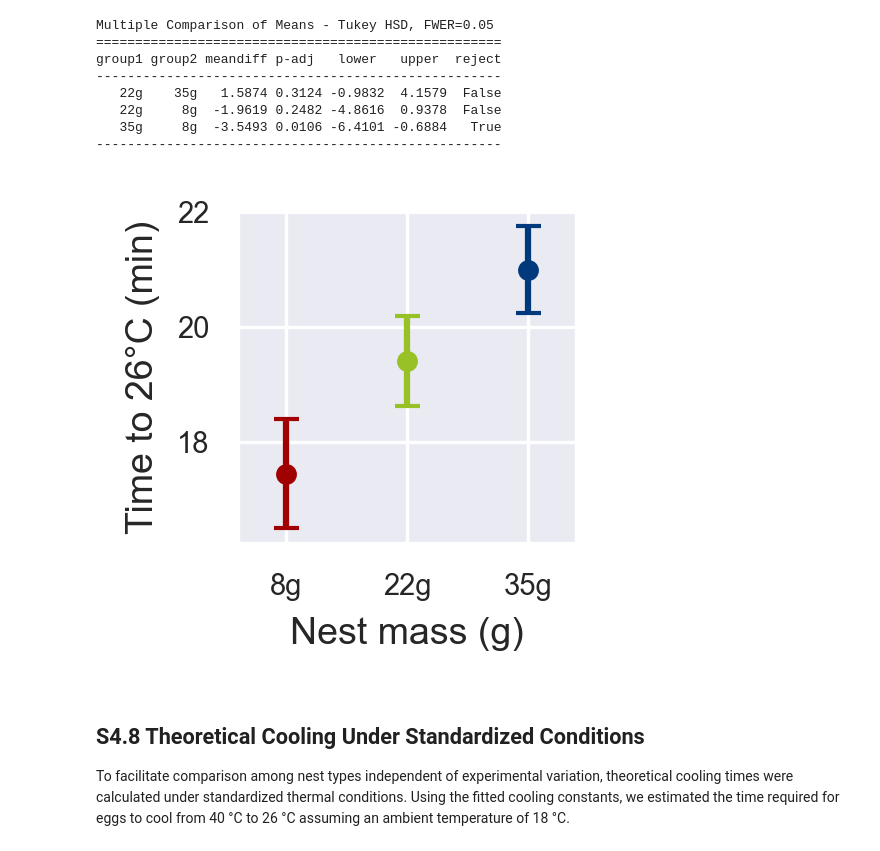
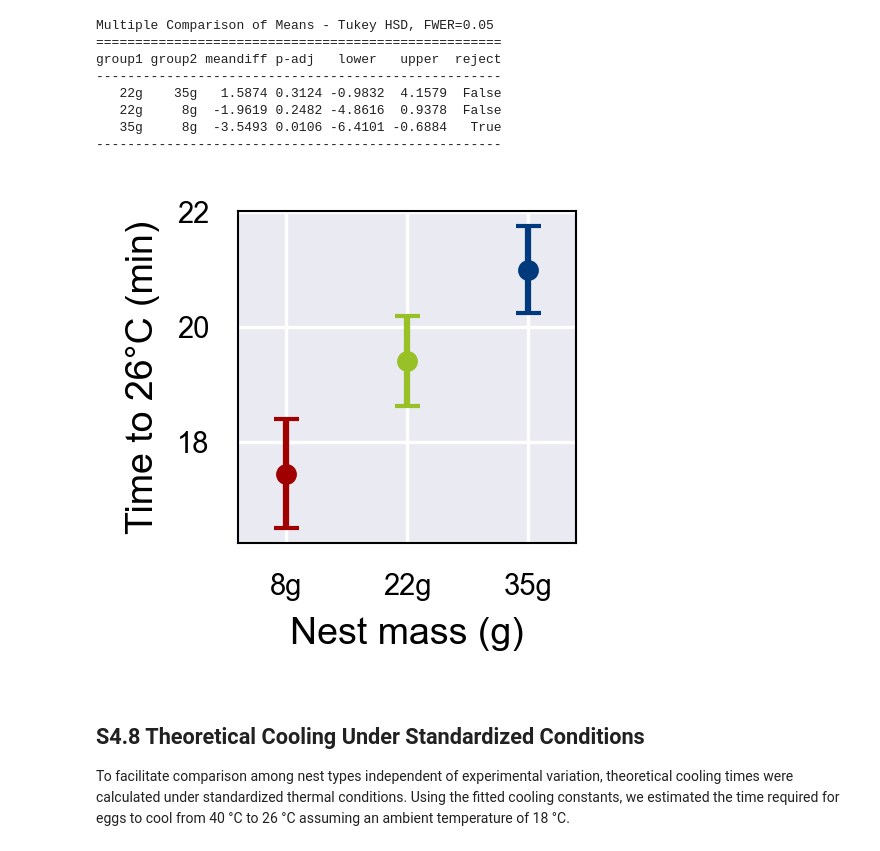
Before and after one commit to jorgelizarazo94/Mimus_sourse, a Jupyter notebook: Supplementary 4.ipynb, the cells around one changed output. Drawn from its saved outputs; the diff is of its cells as text; code cells hidden in the pictures.

```diff
--- a/Supplementary 4.ipynb
+++ b/Supplementary 4.ipynb
@@ -370,7 +370,14 @@ ax.text(
     va="top"
 )
 
+# Force axis elements to black
+for spine in ax.spines.values():
+    spine.set_color('black')
+    spine.set_linewidth(1)
 
+ax.tick_params(axis='both', colors='black')
+ax.xaxis.label.set_color('black')
+ax.yaxis.label.set_color('black')
 
 
 
@@ -485,34 +492,44 @@ for i, row in pred_input.iterrows():
         yerr=row["se"],
         fmt="o",
         color=colors[nest],
         capsize=3,
         markersize=4
     )
+
+
+# Force axis elements to black
+for spine in ax.spines.values():
+    spine.set_color('black')
+    spine.set_linewidth(0.5)
+
+ax.tick_params(axis='both', colors='black')
+ax.xaxis.label.set_color('black')
+ax.yaxis.label.set_color('black')
 
 ax.set_xticks(x_pos)
 ax.set_xticklabels(["8g","22g","35g"])
 
 # CLAVE para quitar el espacio
 ax.set_xlim(0.93, 1.07)
 
 ax.set_xlabel("Nest mass (g)", fontsize=9)
 ax.set_ylabel("Time to 26°C (min)", fontsize=9)
 
 ax.tick_params(axis='x', labelsize=7)
 ax.tick_params(axis='y', labelsize=7)
 
 plt.tight_layout()
 
 plt.savefig(
     "Figures/Predicted_Time_to_26.png",
     dpi=300,
     transparent=True,
     bbox_inches="tight"
 )
 
 plt.show()
 # %% [output]
-[figure, old version]
+[figure, new version]
 # %%
 k_clean = k_df.dropna().copy()
 k_clean["nest_type"] = pd.Categorical(
```
Also changed, not shown: parts of 3 cells of this notebook, 1 other file.
